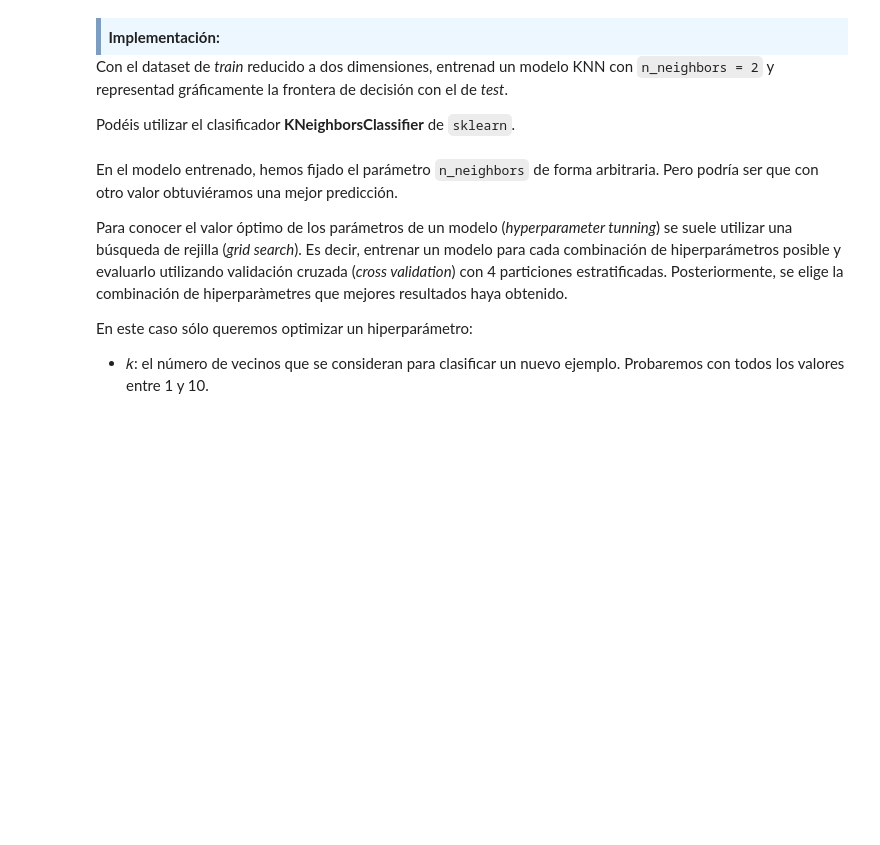
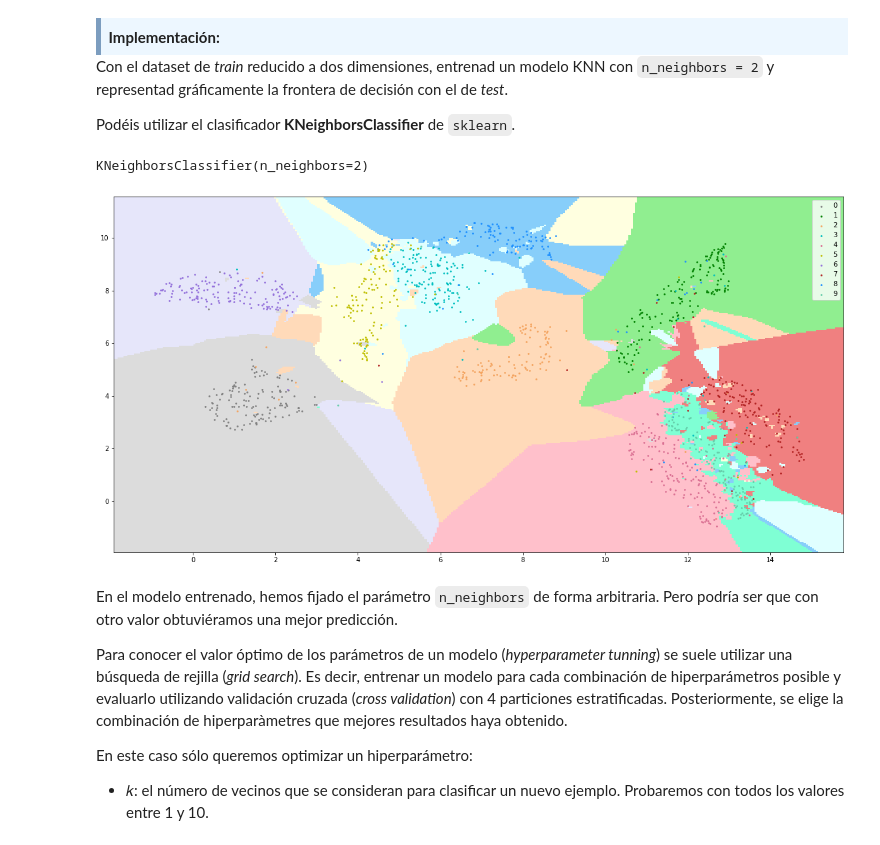
Before and after one commit to franjmelchor/MAMD_PEC3, a Jupyter notebook: code/20202_M2.855_PEC3_Enunciado.ipynb, the cells around one changed output. Drawn from its saved outputs; the diff is of its cells as text; code cells hidden in the pictures; blank space fills up the shorter version.

```diff
--- a/code/20202_M2.855_PEC3_Enunciado.ipynb
+++ b/code/20202_M2.855_PEC3_Enunciado.ipynb
@@ -237,6 +238,15 @@ Vamos a ver qué significa esto:
 Con el dataset de _train_ reducido a dos dimensiones, entrenad un modelo KNN con `n_neighbors = 2` y representad gráficamente la frontera de decisión con el de _test_.
 
 Podéis utilizar el clasificador **KNeighborsClassifier** de `sklearn`.
+# %%
+clf_KNN = KNeighborsClassifier(n_neighbors=2)
+clf_KNN.fit(X_train_projection, y_train)
+# %% [output]
+KNeighborsClassifier(n_neighbors=2)
+# %%
+plot_decision_boundaries(clf_KNN, X_test_projection, y_test)
+# %% [output]
+[figure, added]
 # %% [markdown]
 En el modelo entrenado, hemos fijado el parámetro `n_neighbors` de forma arbitraria. Pero podría ser que con otro valor obtuviéramos una mejor predicción.
 
```
Also changed, not shown: parts of 39 cells of this notebook.
